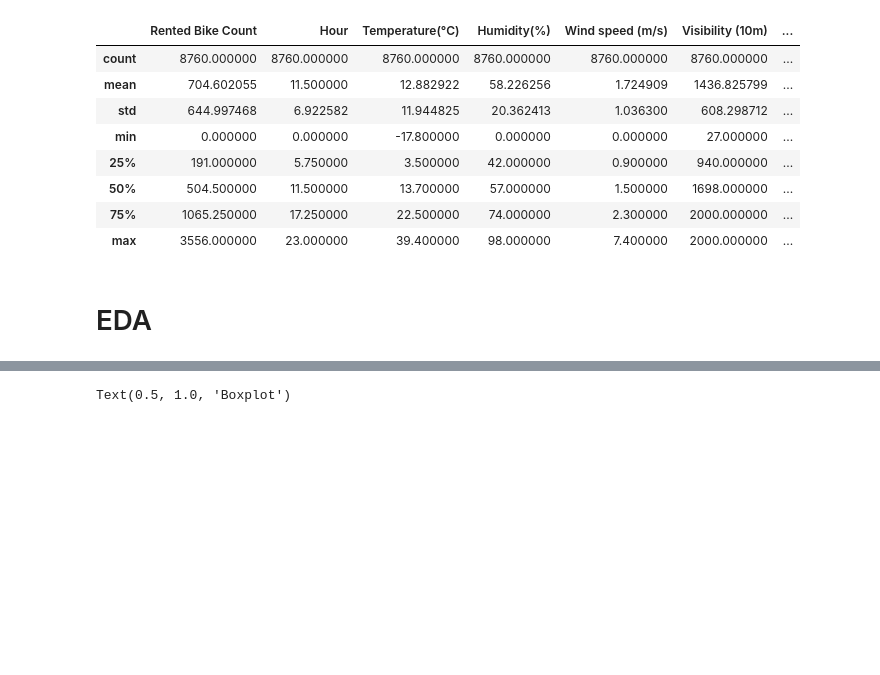
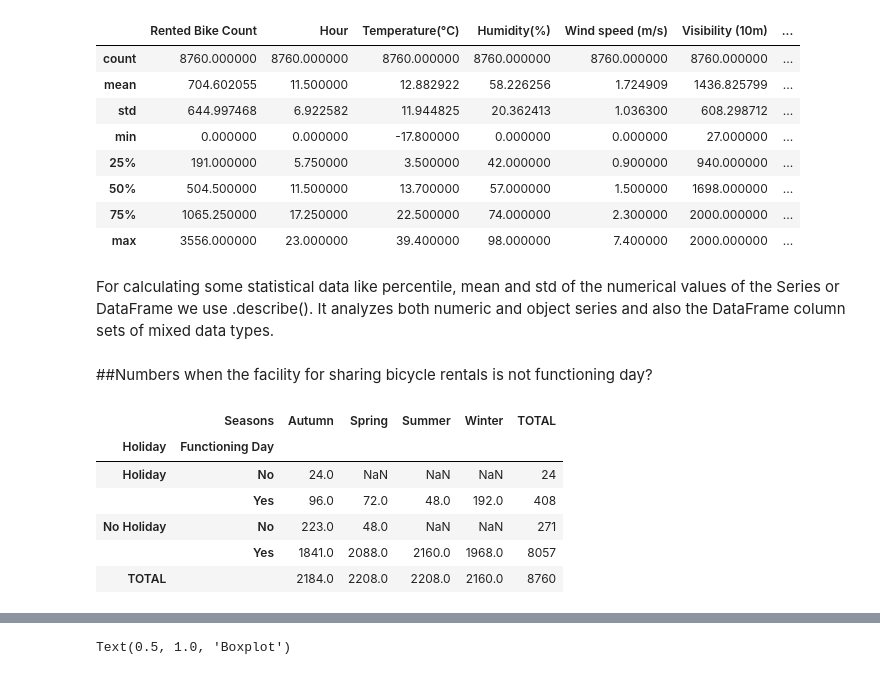
Before and after one commit to handetushar/Bike-Sharing-Demand-Prediction, a Jupyter notebook: Bike_Sharing_Demand_Prediction_Capstone_Project.ipynb, the cells around one changed output, grey strips where cells are left out. Saved outputs shown, nothing was run; the diff lists cells and outputs as text; code cells hidden in the pictures; blank space fills up the shorter version.

```diff
--- a/Bike_Sharing_Demand_Prediction_Capstone_Project.ipynb
+++ b/Bike_Sharing_Demand_Prediction_Capstone_Project.ipynb
@@ -113,5 +170,19 @@ df.describe()
 | 50% | 504.500000 | 11.500000 | 13.700000 | 57.000000 | 1.500000 | 1698.000000 | ... |
 | 75% | 1065.250000 | 17.250000 | 22.500000 | 74.000000 | 2.300000 | 2000.000000 | ... |
 | max | 3556.000000 | 23.000000 | 39.400000 | 98.000000 | 7.400000 | 2000.000000 | ... |
-# %% [markdown]
-# EDA
+# %% [markdown]
+For calculating some statistical data like percentile, mean and std of the numerical values of the Series or DataFrame we use .describe(). It analyzes both numeric and object series and also the DataFrame column sets of mixed data types.
+# %% [markdown]
+##Numbers when the facility for sharing bicycle rentals is not functioning day?
+# %%
+#Ploting Pivot table for the function day or not function day with respect to holiday or not holiday
+pd.pivot_table(df, index=['Holiday', 'Functioning Day'], columns='Seasons', values='Rented Bike Count',
+               aggfunc=lambda x: len(x), margins=True, margins_name='TOTAL')
+# %% [output]
+|  | Seasons | Autumn | Spring | Summer | Winter | TOTAL |
+| Holiday | Functioning Day |  |  |  |  |  |
+| Holiday | No | 24.0 | NaN | NaN | NaN | 24 |
+|  | Yes | 96.0 | 72.0 | 48.0 | 192.0 | 408 |
+| No Holiday | No | 223.0 | 48.0 | NaN | NaN | 271 |
+|  | Yes | 1841.0 | 2088.0 | 2160.0 | 1968.0 | 8057 |
+| TOTAL |  | 2184.0 | 2208.0 | 2208.0 | 2160.0 | 8760 |
```
Also changed, not shown: parts of 54 cells of this notebook.
